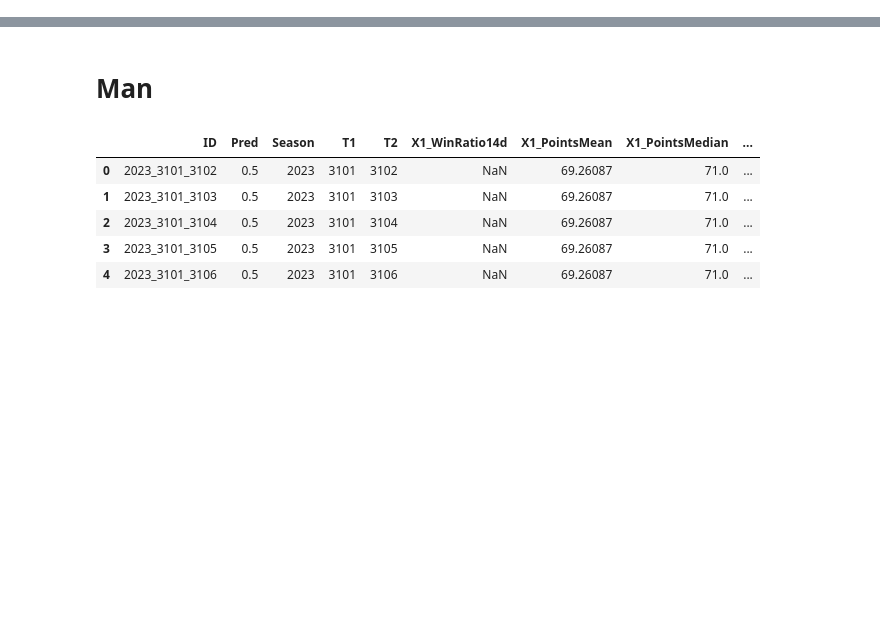
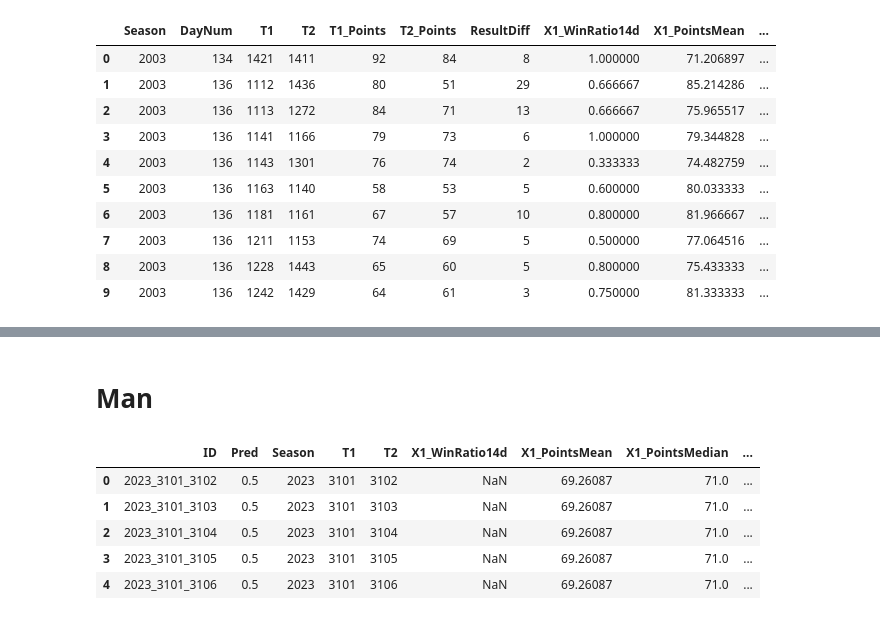
Before and after one commit to Analytics-Data-Science-and-Tech/Analytics_Data_Science, a Jupyter notebook: March-Mania-2023/Data_Exploration.ipynb, the cells around one changed output, grey strips where cells are left out. Saved outputs shown, nothing was run; the diff lists cells and outputs as text; code cells hidden in the pictures; blank space fills up the shorter version.

```diff
--- a/March-Mania-2023/Data_Exploration.ipynb
+++ b/March-Mania-2023/Data_Exploration.ipynb
@@ -35,9 +35,9 @@ from sklearn.metrics import mean_squared_error, roc_auc_score
 from sklearn.neighbors import KNeighborsClassifier
 from sklearn.ensemble import RandomForestClassifier, HistGradientBoostingClassifier
 from sklearn.linear_model import LogisticRegression
-# from lightgbm import LGBMClassifier, LGBMRegressor
-# from xgboost import XGBClassifier, XGBRegressor
-# from catboost import CatBoostClassifier, CatBoostRegressor
+from lightgbm import LGBMClassifier, LGBMRegressor
+from xgboost import XGBClassifier, XGBRegressor
+from catboost import CatBoostClassifier, CatBoostRegressor
 
 import optuna
 
@@ -45,10 +45,10 @@ s3 = boto3.resource('s3')
 bucket_name = 'analytics-data-science-competitions'
 bucket = s3.Bucket(bucket_name)
 
-file_key_1 = 'March-Mania-2023/MNCAA_train.csv'
-file_key_2 = 'March-Mania-2023/MNCAA_test.csv'
-file_key_3 = 'March-Mania-2023/WNCAA_train.csv'
-file_key_4 = 'March-Mania-2023/WNCAA_test.csv'
+file_key_1 = 'March-Mania-2023/Evan-Data/MNCAA_train_538.csv'
+file_key_2 = 'March-Mania-2023/Evan-Data/MNCAA_test_538.csv'
+file_key_3 = 'March-Mania-2023/Evan-Data/WNCAA_train_538.csv'
+file_key_4 = 'March-Mania-2023/Evan-Data/WNCAA_test_538.csv'
 
 bucket_object_1 = bucket.Object(file_key_1)
 file_object_1 = bucket_object_1.get()
@@ -71,3 +71,17 @@ man_train = pd.read_csv(file_content_stream_1)
 man_test = pd.read_csv(file_content_stream_2)
 woman_train = pd.read_csv(file_content_stream_3)
 woman_test = pd.read_csv(file_content_stream_4)
+# %%
+man_train.head(10)
+# %% [output]
+|  | Season | DayNum | T1 | T2 | T1_Points | T2_Points | ResultDiff | X1_WinRatio14d | X1_PointsMean | ... |
+| 0 | 2003 | 134 | 1421 | 1411 | 92 | 84 | 8 | 1.000000 | 71.206897 | ... |
+| 1 | 2003 | 136 | 1112 | 1436 | 80 | 51 | 29 | 0.666667 | 85.214286 | ... |
+| 2 | 2003 | 136 | 1113 | 1272 | 84 | 71 | 13 | 0.666667 | 75.965517 | ... |
+| 3 | 2003 | 136 | 1141 | 1166 | 79 | 73 | 6 | 1.000000 | 79.344828 | ... |
+| 4 | 2003 | 136 | 1143 | 1301 | 76 | 74 | 2 | 0.333333 | 74.482759 | ... |
+| 5 | 2003 | 136 | 1163 | 1140 | 58 | 53 | 5 | 0.600000 | 80.033333 | ... |
+| 6 | 2003 | 136 | 1181 | 1161 | 67 | 57 | 10 | 0.800000 | 81.966667 | ... |
+| 7 | 2003 | 136 | 1211 | 1153 | 74 | 69 | 5 | 0.500000 | 77.064516 | ... |
+| 8 | 2003 | 136 | 1228 | 1443 | 65 | 60 | 5 | 0.800000 | 75.433333 | ... |
+| 9 | 2003 | 136 | 1242 | 1429 | 64 | 61 | 3 | 0.750000 | 81.333333 | ... |
```
Also changed, not shown: parts of 4 cells of this notebook.
